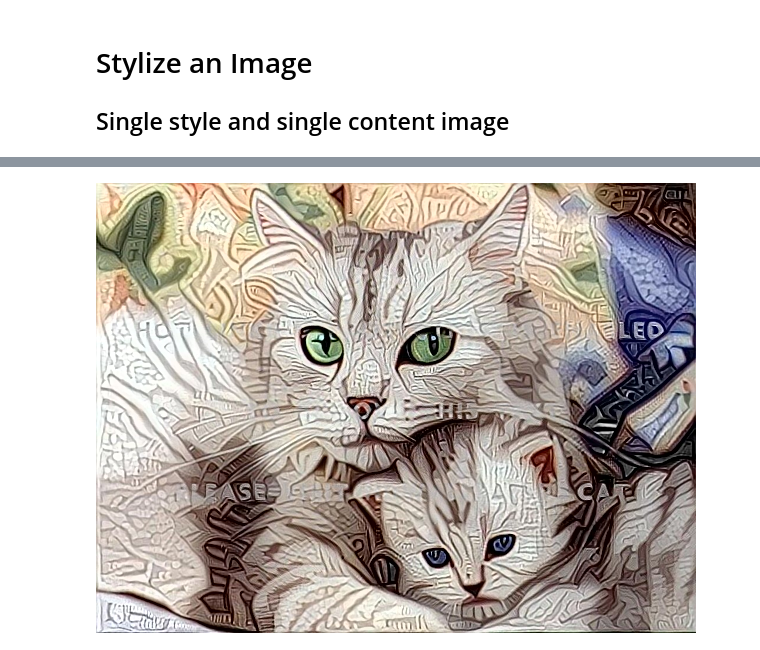
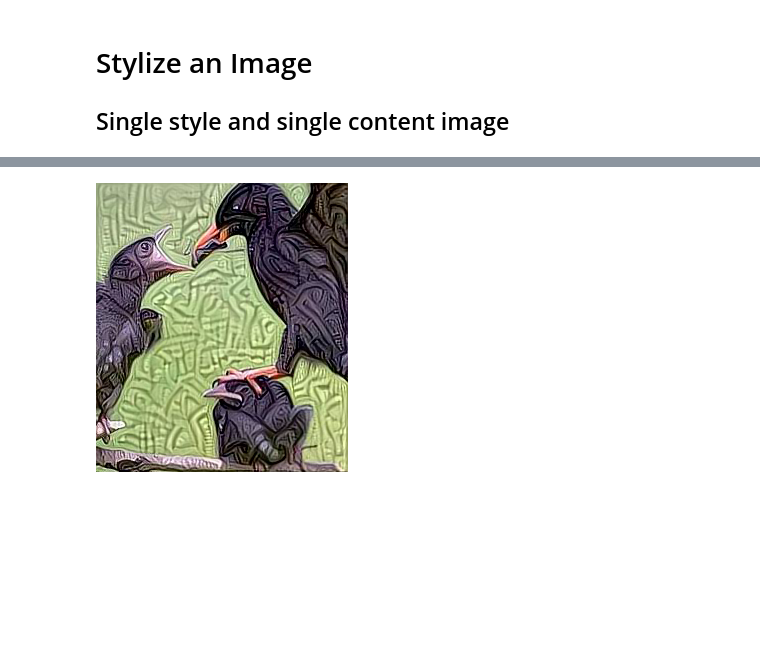
Before and after one commit to Metrix1010/NNStyleTransferBIRD, a Jupyter notebook: New_Neural_Style_Transfer_Notebook.ipynb, the cells around one changed output, grey strips where cells are left out. Saved outputs shown, nothing was run; the diff lists cells and outputs as text; code cells hidden in the pictures; blank space fills up the shorter version.

```diff
--- a/New_Neural_Style_Transfer_Notebook.ipynb
+++ b/New_Neural_Style_Transfer_Notebook.ipynb
@@ -126,7 +126,7 @@ from IPython.display import Image
 
 
 ! python neural_style.py --content_img_dir ./ \
-                       --content_img hugging-cats-kittens-mama-sxy-snow-baby-cute-Aw6L.jpg \
+                       --content_img 808.png \
                        --style_imgs_dir ./ \
                        --style_imgs patterns-flowers-ornament-vector-leaves-colorful-free-stock-photo-image-wallpaper.jpg \
                        --style_imgs_weights 1  \
@@ -162,4 +162,4 @@ Single image elapsed time: 18.1507349014
-[figure, old version]
+[figure, new version]
 # %%
 Additional Arguments
 
```
Also changed, not shown: parts of 2 cells of this notebook.
